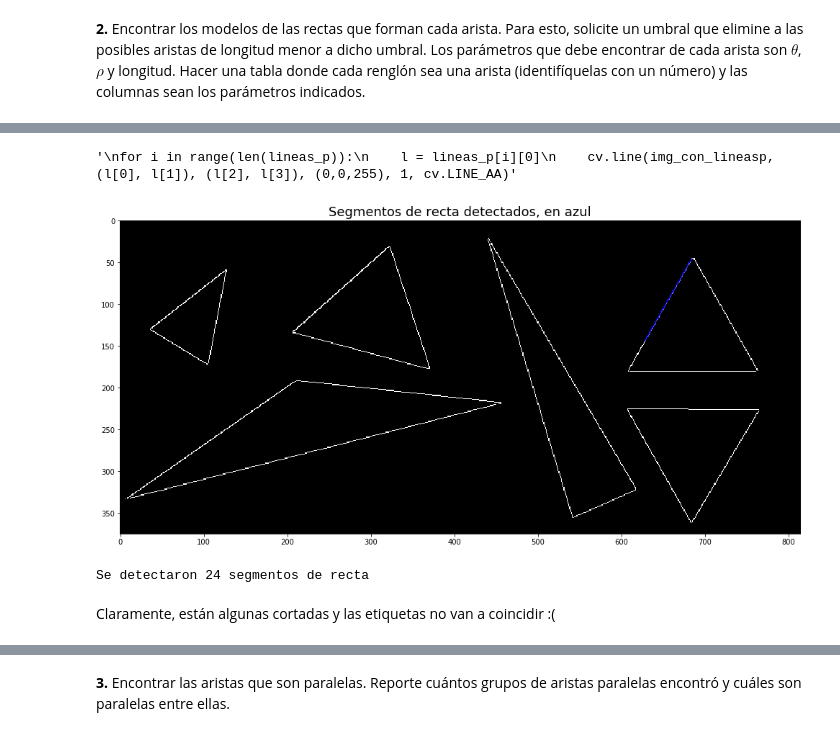
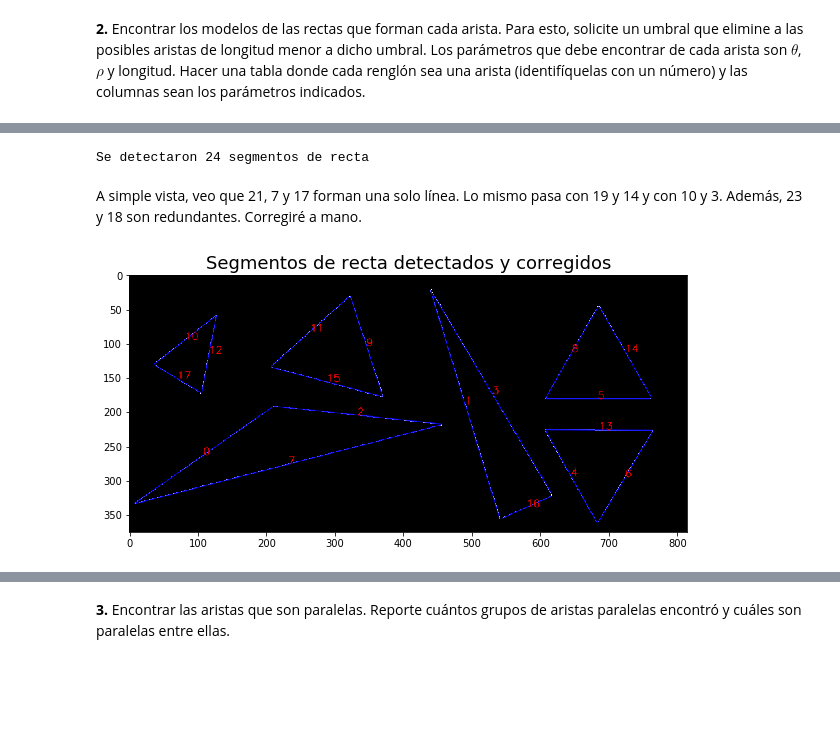
Before and after one commit to Pagutri/ProyectoAsignadoImagenes, a Jupyter notebook: Trianguleros2_DespuesDeLaLuz.ipynb, the cells around one changed output, grey strips where cells are left out. Drawn from its saved outputs; the diff is of its cells as text; code cells hidden in the pictures; blank space fills up the shorter version.

Commit message:
Etiquetas listas

```diff
--- a/Trianguleros2_DespuesDeLaLuz.ipynb
+++ b/Trianguleros2_DespuesDeLaLuz.ipynb
@@ -103,27 +65,37 @@ recta   radio    ángulo
-# %%
-img_con_lineasp = cv.cvtColor(contor, cv.COLOR_GRAY2BGR)
-lineas_p = cv.HoughLinesP(contor, 1, np.pi / 180, 45, None, 50, 7)
-
-l = lineas_p[23][0]
-cv.line(img_con_lineasp, (l[0], l[1]), (l[2], l[3]), (0,0,255), 1, cv.LINE_AA)
-
-"""
-for i in range(len(lineas_p)):
-    l = lineas_p[i][0]
-    cv.line(img_con_lineasp, (l[0], l[1]), (l[2], l[3]), (0,0,255), 1, cv.LINE_AA)"""
-# %% [output]
-'\nfor i in range(len(lineas_p)):\n    l = lineas_p[i][0]\n    cv.line(img_con_lineasp, (l[0], l[1]), (l[2], l[3]), (0,0,255), 1, cv.LINE_AA)'
-# %%
-fig = plt.figure(figsize = (20, 8))
-fig.add_subplot(1, 1, 1)
-plt.imshow(img_con_lineasp);
-plt.title("Segmentos de recta detectados, en azul", size = 18);
-# %% [output]
-[figure, removed]
 # %%
 print("Se detectaron", lineas_p.shape[0], "segmentos de recta")
 # %% [output]
 Se detectaron 24 segmentos de recta
-# %% [markdown]
-Claramente, están algunas cortadas y las etiquetas no van a coincidir :(
+# %% [markdown]
+A simple vista, veo que 21, 7 y 17 forman una solo línea. Lo mismo pasa con 19 y 14 y con 10 y 3. Además, 23 y 18 son redundantes. Corregiré a mano.
+# %%
+lineas_p[3][0][2] = lineas_p[10][0][2]
+lineas_p[3][0][3] = lineas_p[10][0][3]
+lineas_p[7][0][2] = lineas_p[17][0][2]
+lineas_p[7][0][3] = lineas_p[17][0][3]
+lineas_p[7][0][0] = lineas_p[21][0][0]
+lineas_p[7][0][1] = lineas_p[21][0][1]
+lineas_p[14][0][0] = lineas_p[19][0][0]
+lineas_p[14][0][1] = lineas_p[19][0][1]
+lineas_p = np.delete(lineas_p, 23, 0);
+lineas_p = np.delete(lineas_p, 21, 0);
+lineas_p = np.delete(lineas_p, 19, 0);
+lineas_p = np.delete(lineas_p, 18, 0);
+lineas_p = np.delete(lineas_p, 17, 0);
+lineas_p = np.delete(lineas_p, 10, 0);
+# %%
+img_con_lineasp = cv.cvtColor(contor, cv.COLOR_GRAY2BGR)
+
+for i in range(len(lineas_p)):
+    l = lineas_p[i][0]
+    cv.line(img_con_lineasp, (l[0], l[1]), (l[2], l[3]), (0,0,255), 1, cv.LINE_AA)
+    org = ((l[0] + l[2]) // 2, (l[1] + l[3]) // 2)
+    img_con_lineasp = cv.putText(img_con_lineasp, str(i), org, font, fontScale, color, thickness, cv.LINE_AA)
+# %%
+fig = plt.figure(figsize = (10, 5))
+fig.add_subplot(1, 1, 1)
+plt.imshow(img_con_lineasp);
+plt.title("Segmentos de recta detectados y corregidos", size = 18);
+# %% [output]
+[figure, added]
 # %%
```
Also changed, not shown: parts of 16 cells of this notebook.
